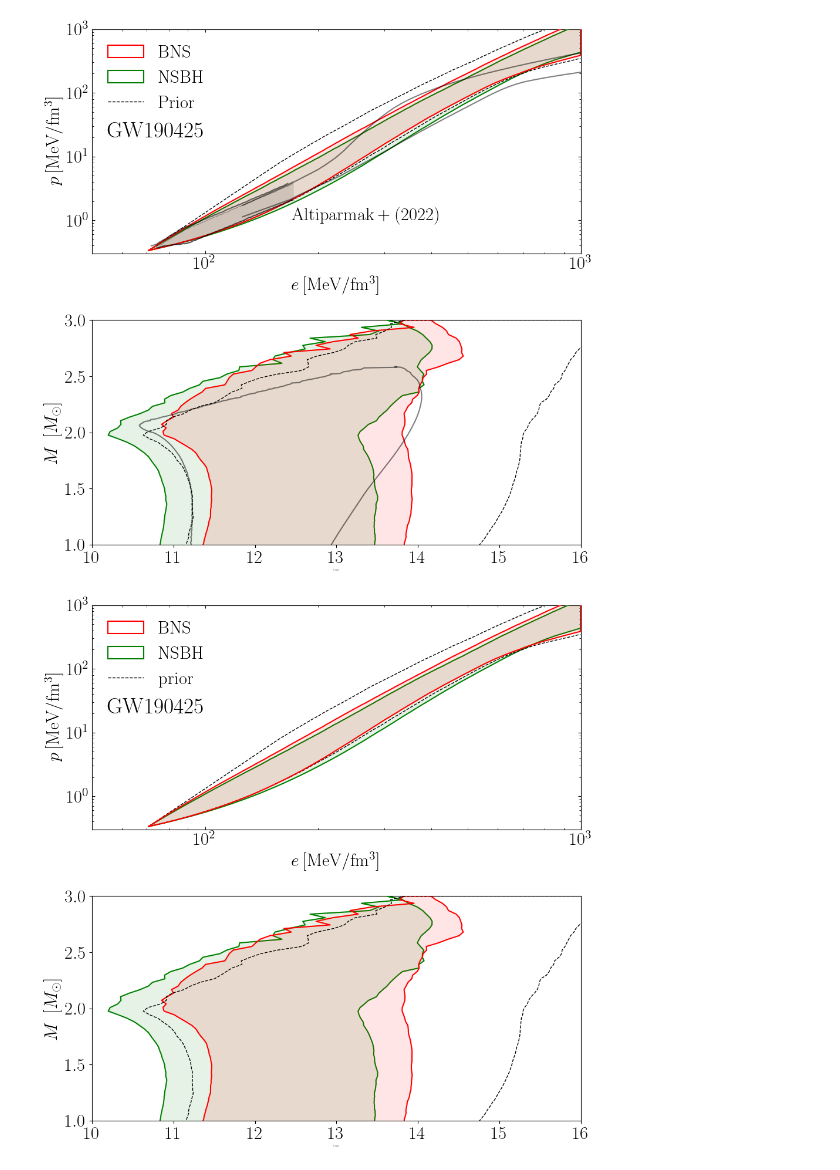
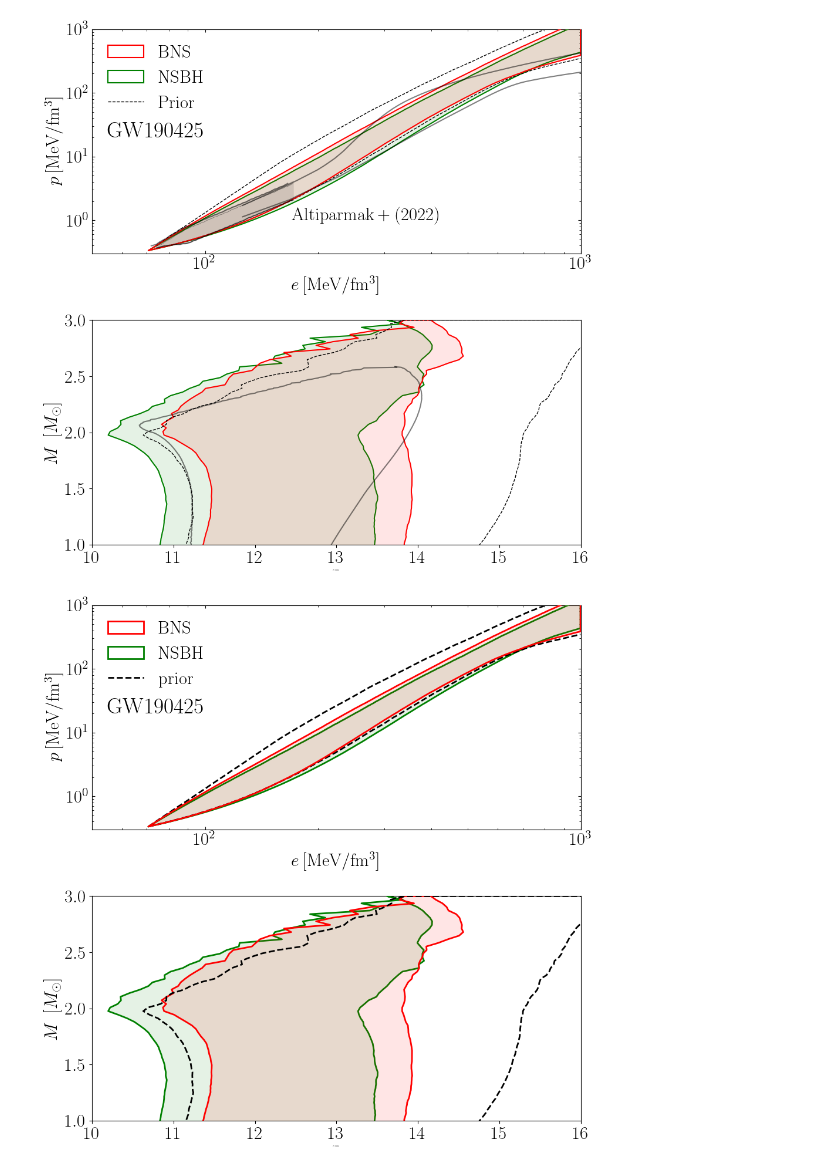
Before and after one commit to EckerChristian/MCLambdaBHNS, a Jupyter notebook: plotting_code/Fig_5_GW190425_press_dens_MR.ipynb, the cells around one changed output. Drawn from its saved outputs; the diff is of its cells as text; code cells hidden in the pictures.

```diff
--- a/plotting_code/Fig_5_GW190425_press_dens_MR.ipynb
+++ b/plotting_code/Fig_5_GW190425_press_dens_MR.ipynb
@@ -423,12 +423,12 @@ ax[0].text(55, 20.0 ,r'$\rm GW190425$', fontsize = 27, color="black")
 ax[0].fill_between(eng_dens_GW190425_BNS_physics, press_low_GW190425_BNS_physics, press_high_GW190425_BNS_physics,
                         color='red', edgecolor='none', alpha=0.1, zorder=4)
 ax[0].fill_between(eng_dens_GW190425_BNS_physics, press_low_GW190425_BNS_physics, press_high_GW190425_BNS_physics,
-                        color='none', edgecolor='red', alpha=1.0, label=r'$\rm BNS$', zorder=4,linewidth=1.5)
+                        color='none', edgecolor='red', alpha=1.0, label=r'$\rm BNS$', zorder=4,linewidth=2.0)
 
 ax[0].fill_between(eng_dens_GW190425_BNS_physics, press_low_GW190425_NSBH_physics, press_high_GW190425_NSBH_physics,
                         color='green', edgecolor='none',alpha=0.1, zorder=3)
 ax[0].fill_between(eng_dens_GW190425_BNS_physics, press_low_GW190425_NSBH_physics, press_high_GW190425_NSBH_physics,
-                        color='none', edgecolor='green',alpha=1.0, label=r'$\rm NSBH$', zorder=3,linewidth=1.5)
+                        color='none', edgecolor='green',alpha=1.0, label=r'$\rm NSBH$', zorder=3,linewidth=2.0)
 
 
 #ax[0].plot(eng_dens_GW170817_physics, press_low_GW170817_physics,color='teal',zorder=4)
@@ -436,9 +436,9 @@ ax[0].fill_between(eng_dens_GW190425_BNS_physics, press_low_GW190425_NSBH_physic
 
 
 ax[0].plot(eng_dens_physics_prior, press_low_physics_prior,
-                       color='black', alpha=1.0,linestyle='dashed',zorder=3,linewidth=1.0)
+                       color='black', alpha=1.0,linestyle='dashed',zorder=3,linewidth=2.0)
 ax[0].plot(eng_dens_physics_prior,press_high_physics_prior,
-                       color='black', alpha=1.0,linestyle='dashed',zorder=3,label=r'$\rm prior$',linewidth=1.0)
+                       color='black', alpha=1.0,linestyle='dashed',zorder=3,label=r'$\rm prior$',linewidth=2.0)
 ax[0].legend(loc="upper left",fontsize=22,frameon=False)
 #plt.savefig('press_dens_GW170817_w_prior.pdf',dpi=500)
 
@@ -460,34 +460,34 @@ cont4[-1,2]=cont4[-1,1]
 cont3[-1,2]=cont3[-1,1]
 
 
 ax[1].set_xlim([10,16])
 ax[1].set_ylim([1,3.0])
 ax[1].set_ylabel(r'$ M~\left[M_\odot\right]$',fontsize=22)
 ax[1].set_xlabel(r'$R~\left[{\rm km}\right]$',fontsize=2)
 
 
 # contours
 #ax[1].plot( cont1[:,1], cont1[:,0], color = "black", linestyle = "-",zorder=7,alpha=0.5)
 #ax[1].plot( cont1[:,2], cont1[:,0], color = "black", linestyle = "-",zorder=7,label=r"$M_{\rm TOV}\geq 2.0\,M_\odot$",alpha=0.5)
 
 
 ax[1].fill_betweenx(mass_GW190425_BNS_physics,min_radius_GW190425_BNS_physics,max_radius_GW190425_BNS_physics,
                     color = "red", edgecolor='none', zorder=5,alpha=0.1)
 ax[1].fill_betweenx(mass_GW190425_BNS_physics,min_radius_GW190425_BNS_physics,max_radius_GW190425_BNS_physics,
-                    color = "none", edgecolor='red', zorder=5,alpha=1.0,linewidth=1.5)
+                    color = "none", edgecolor='red', zorder=5,alpha=1.0,linewidth=2.0)
 
 ax[1].fill_betweenx(mass_GW190425_NSBH_physics,min_radius_GW190425_NSBH_physics,max_radius_GW190425_NSBH_physics,
                     color = "green" ,edgecolor='none',zorder=4,alpha=0.1)
 ax[1].fill_betweenx(mass_GW190425_NSBH_physics,min_radius_GW190425_NSBH_physics,max_radius_GW190425_NSBH_physics,
-                    color = "none" ,edgecolor='green',zorder=4,alpha=1.0,linewidth=1.5)
+                    color = "none" ,edgecolor='green',zorder=4,alpha=1.0,linewidth=2.0)
 
-ax[1].fill_betweenx(mass_BNS_prior,min_radius_BNS_prior,max_radius_BNS_prior, edgecolor = "black" ,facecolor='none',zorder=7,linestyle='dashed')
+ax[1].fill_betweenx(mass_BNS_prior,min_radius_BNS_prior,max_radius_BNS_prior, edgecolor = "black" ,facecolor='none',zorder=7,linestyle='dashed',linewidth=2.0)
 
 
 #ax[1].fill_betweenx(mass_uniform_prior,min_radius_uniform_prior,max_radius_uniform_prior, edgecolor = "coral" ,facecolor='none',zorder=7,linestyle='dashed')
 #ax[0].set_box_aspect(1)
 #ax[1].set_box_aspect(1)
 plt.tight_layout()
 plt.savefig("GW190425_press_dens_MR.pdf")
 # %% [output]
-[figure, old version]
+[figure, new version]
```
Also changed, not shown: 2 other files.
